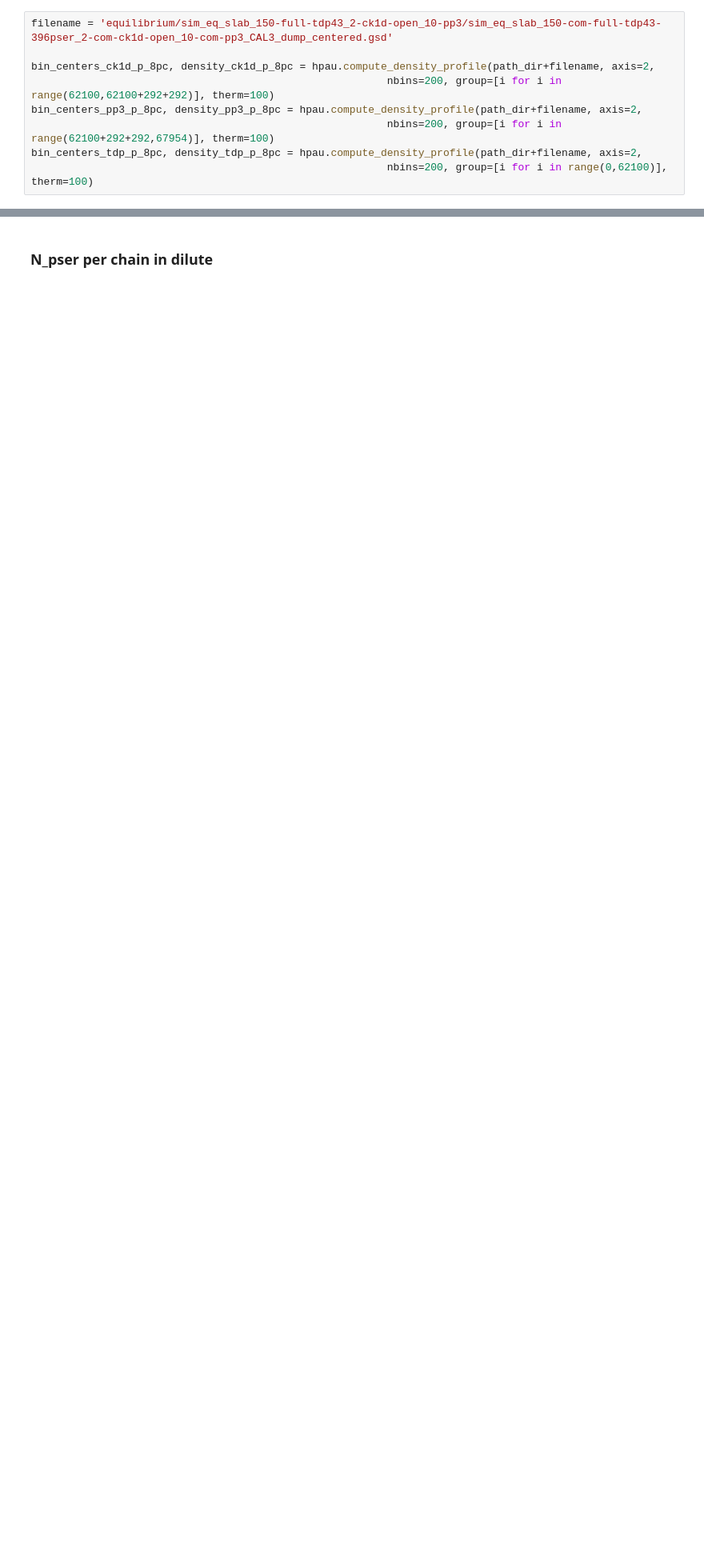
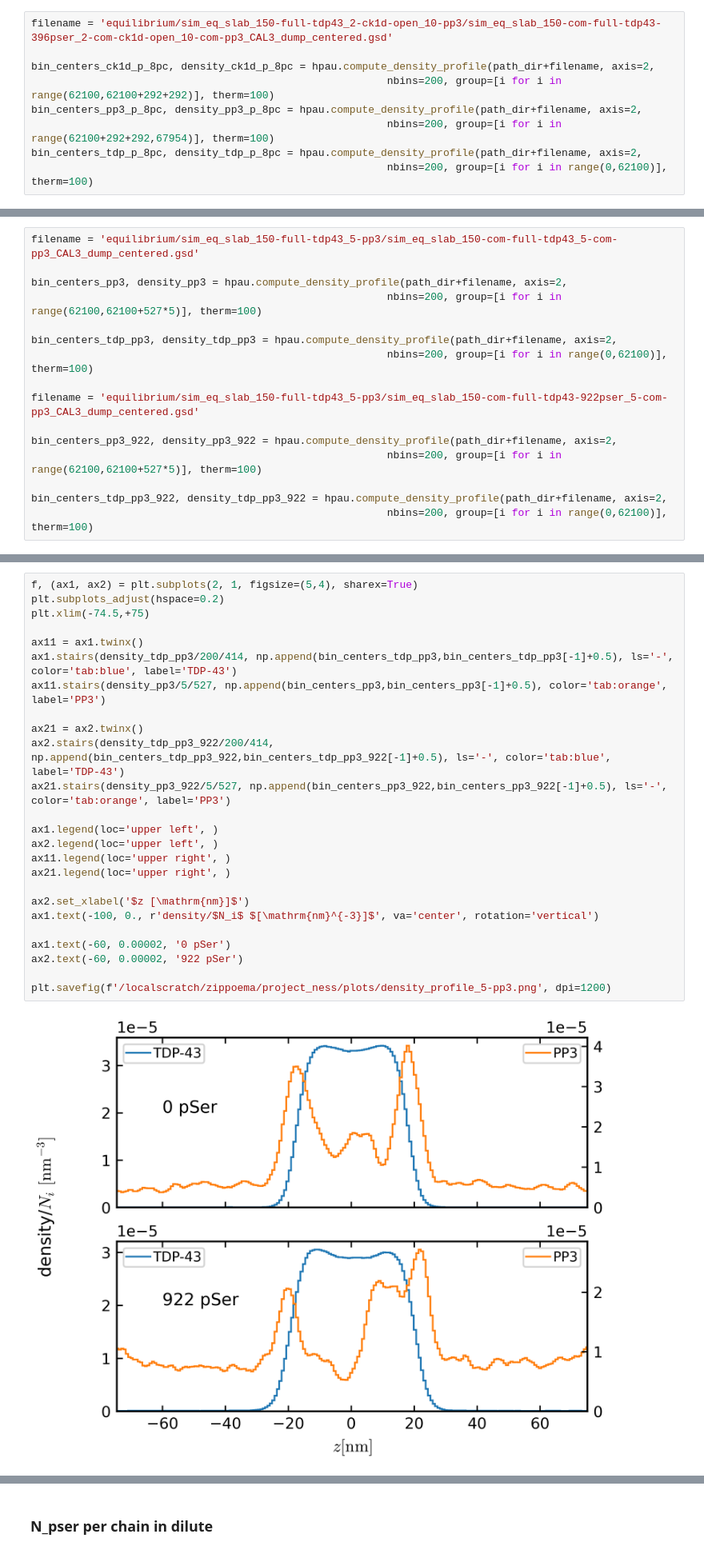
Before and after one commit to ezippo/HPA, a Jupyter notebook: cluster_analysis.ipynb, the cells around one changed output, grey strips where cells are left out. Shown at 80% size. Cells and saved outputs as stored; diff of their text form; blank space fills up the shorter version.

```diff
--- a/cluster_analysis.ipynb
+++ b/cluster_analysis.ipynb
@@ -225,4 +223,20 @@ bin_centers_tdp_8pc, density_tdp_8pc = hpau.compute_density_profile(path_dir+fil
                                                          nbins=200, group=[i for i in range(0,62100)], therm=100)
+# %%
+filename = 'equilibrium/sim_eq_slab_150-full-tdp43_5-pp3/sim_eq_slab_150-com-full-tdp43_5-com-pp3_CAL3_dump_centered.gsd'
+
+bin_centers_pp3, density_pp3 = hpau.compute_density_profile(path_dir+filename, axis=2,
+                                                         nbins=200, group=[i for i in range(62100,62100+527*5)], therm=100)
+
+bin_centers_tdp_pp3, density_tdp_pp3 = hpau.compute_density_profile(path_dir+filename, axis=2,
+                                                         nbins=200, group=[i for i in range(0,62100)], therm=100)
+
+filename = 'equilibrium/sim_eq_slab_150-full-tdp43_5-pp3/sim_eq_slab_150-com-full-tdp43-922pser_5-com-pp3_CAL3_dump_centered.gsd'
+
+bin_centers_pp3_922, density_pp3_922 = hpau.compute_density_profile(path_dir+filename, axis=2,
+                                                         nbins=200, group=[i for i in range(62100,62100+527*5)], therm=100)
+
+bin_centers_tdp_pp3_922, density_tdp_pp3_922 = hpau.compute_density_profile(path_dir+filename, axis=2,
+                                                         nbins=200, group=[i for i in range(0,62100)], therm=100)
 # %%
 f, (ax1, ax2) = plt.subplots(2, 1, figsize=(5,4), sharex=True)
 plt.subplots_adjust(hspace=0.2)
@@ -280,3 +297,30 @@ plt.savefig(f'/localscratch/zippoema/project_ness/plots/density_profile_5-ck1d-o
+# %%
+f, (ax1, ax2) = plt.subplots(2, 1, figsize=(5,4), sharex=True)
+plt.subplots_adjust(hspace=0.2)
+plt.xlim(-74.5,+75)
+
+ax11 = ax1.twinx()
+ax1.stairs(density_tdp_pp3/200/414, np.append(bin_centers_tdp_pp3,bin_centers_tdp_pp3[-1]+0.5), ls='-', color='tab:blue', label='TDP-43')
+ax11.stairs(density_pp3/5/527, np.append(bin_centers_pp3,bin_centers_pp3[-1]+0.5), color='tab:orange', label='PP3')
+
+ax21 = ax2.twinx()
+ax2.stairs(density_tdp_pp3_922/200/414, np.append(bin_centers_tdp_pp3_922,bin_centers_tdp_pp3_922[-1]+0.5), ls='-', color='tab:blue', label='TDP-43')
+ax21.stairs(density_pp3_922/5/527, np.append(bin_centers_pp3_922,bin_centers_pp3_922[-1]+0.5), ls='-', color='tab:orange', label='PP3')
+
+ax1.legend(loc='upper left', )
+ax2.legend(loc='upper left', )
+ax11.legend(loc='upper right', )
+ax21.legend(loc='upper right', )
+
+ax2.set_xlabel('$z [\mathrm{nm}]$')
+ax1.text(-100, 0., r'density/$N_i$ $[\mathrm{nm}^{-3}]$', va='center', rotation='vertical')
+
+ax1.text(-60, 0.00002, '0 pSer')
+ax2.text(-60, 0.00002, '922 pSer')
+
+plt.savefig(f'/localscratch/zippoema/project_ness/plots/density_profile_5-pp3.png', dpi=1200)
+# %% [output]
+[figure, added]
 # %%
 filename = 'equilibrium/sim_eq_slab_150-full-tdp43/sim_eq_slab_150-full-tdp43_CAL3_dump_centered.gsd'
 
```
Also changed, not shown: parts of 9 cells of this notebook, 1 other file.
